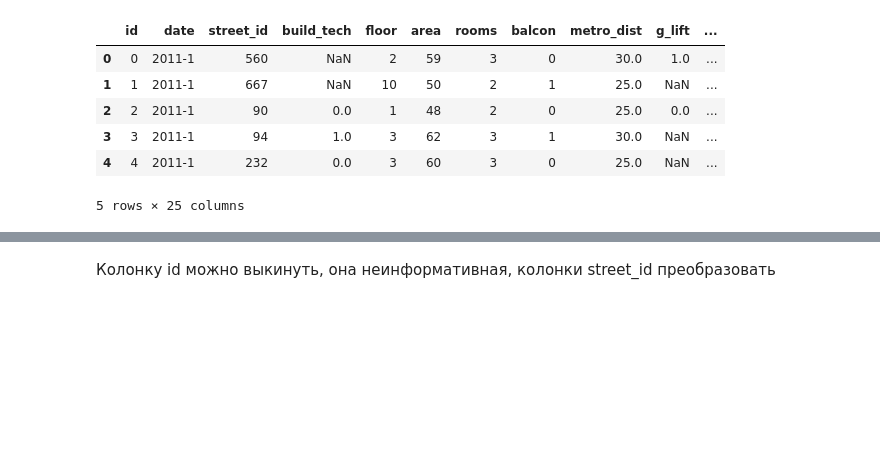
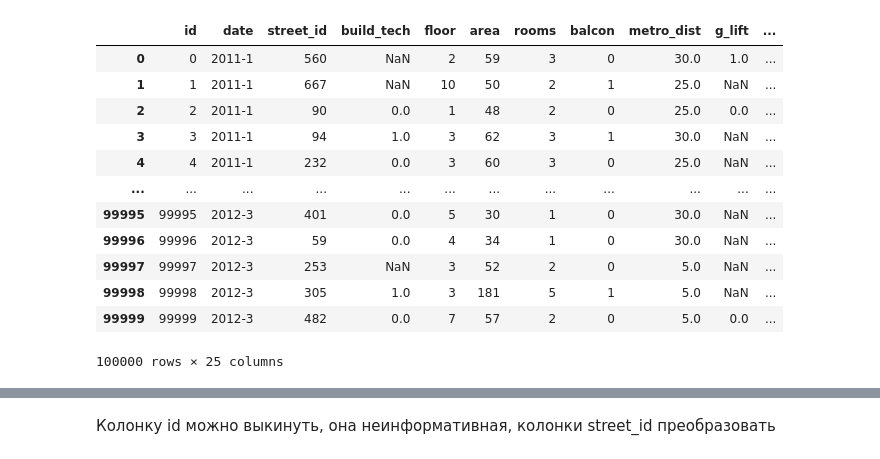
Before and after one commit to Dok-tor/technopark, a Jupyter notebook: ML/DZ5_real_estate/DZ5_real_estate.ipynb, the cells around one changed output, grey strips where cells are left out. Drawn from its saved outputs; the diff is of its cells as text; code cells hidden in the pictures; blank space fills up the shorter version.

```diff
--- a/ML/DZ5_real_estate/DZ5_real_estate.ipynb
+++ b/ML/DZ5_real_estate/DZ5_real_estate.ipynb
@@ -14,15 +14,21 @@ from sklearn.preprocessing import StandardScaler, MinMaxScaler
 raw_train_data = pd.read_csv('train.csv')
 raw_test_data = pd.read_csv('test.csv')
 # %%
-raw_train_data.head()
+raw_train_data
 # %% [output]
 |  | id | date | street_id | build_tech | floor | area | rooms | balcon | metro_dist | g_lift | ... |
 | 0 | 0 | 2011-1 | 560 | NaN | 2 | 59 | 3 | 0 | 30.0 | 1.0 | ... |
 | 1 | 1 | 2011-1 | 667 | NaN | 10 | 50 | 2 | 1 | 25.0 | NaN | ... |
 | 2 | 2 | 2011-1 | 90 | 0.0 | 1 | 48 | 2 | 0 | 25.0 | 0.0 | ... |
 | 3 | 3 | 2011-1 | 94 | 1.0 | 3 | 62 | 3 | 1 | 30.0 | NaN | ... |
 | 4 | 4 | 2011-1 | 232 | 0.0 | 3 | 60 | 3 | 0 | 25.0 | NaN | ... |
+| ... | ... | ... | ... | ... | ... | ... | ... | ... | ... | ... | ... |
+| 99995 | 99995 | 2012-3 | 401 | 0.0 | 5 | 30 | 1 | 0 | 30.0 | NaN | ... |
+| 99996 | 99996 | 2012-3 | 59 | 0.0 | 4 | 34 | 1 | 0 | 30.0 | NaN | ... |
+| 99997 | 99997 | 2012-3 | 253 | NaN | 3 | 52 | 2 | 0 | 5.0 | NaN | ... |
+| 99998 | 99998 | 2012-3 | 305 | 1.0 | 3 | 181 | 5 | 1 | 5.0 | NaN | ... |
+| 99999 | 99999 | 2012-3 | 482 | 0.0 | 7 | 57 | 2 | 0 | 5.0 | 0.0 | ... |
-5 rows × 25 columns
+100000 rows × 25 columns
 # %%
 raw_train_data.describe()
 # %% [output]
```
Also changed, not shown: 8 other files.
